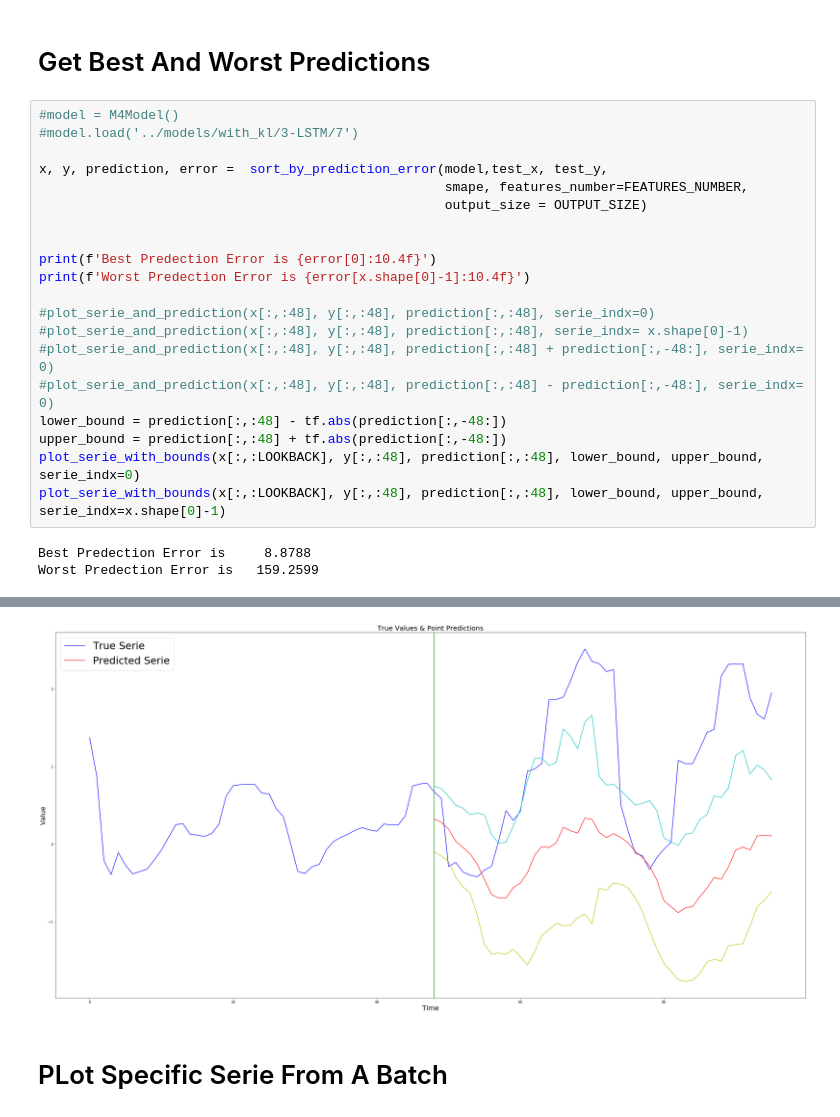
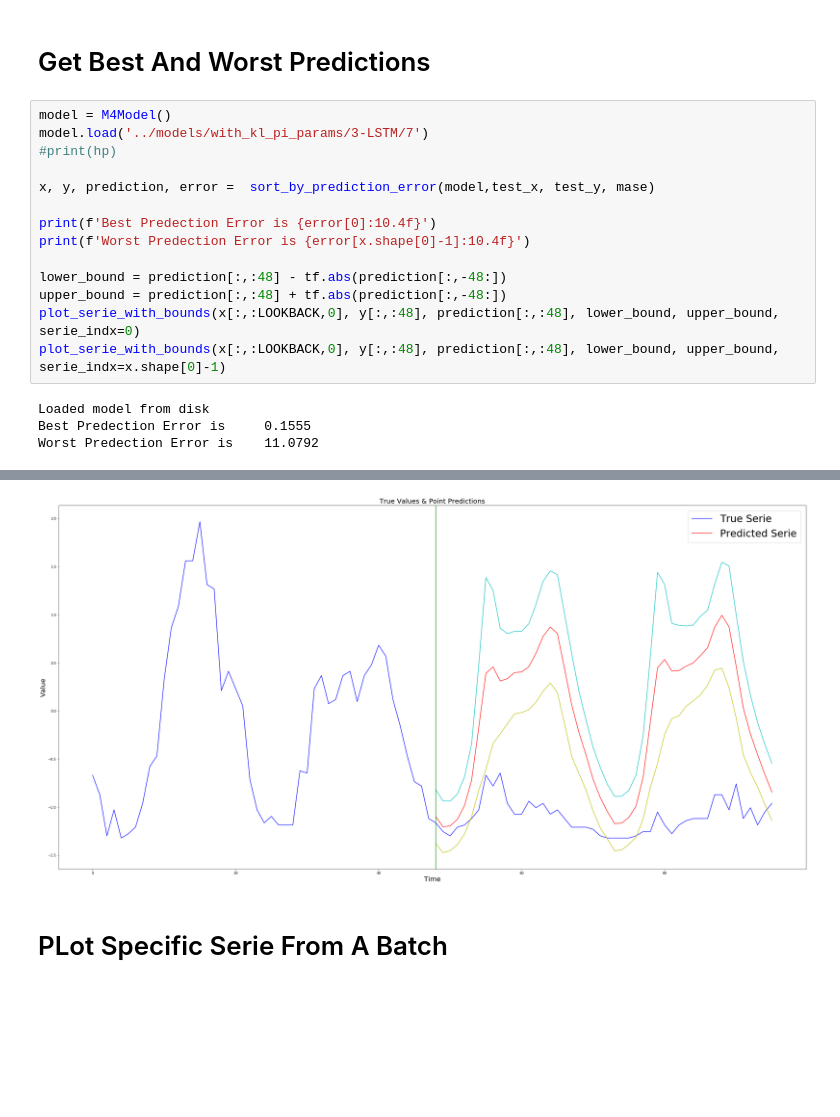
Before and after one commit to yamen23ali/m4-lstm, a Jupyter notebook: notebooks/Point_predection_mae.ipynb, the cells around one changed output, grey strips where cells are left out. Drawn from its saved outputs; the diff is of its cells as text; blank space fills up the shorter version.

```diff
--- a/notebooks/Point_predection_mae.ipynb
+++ b/notebooks/Point_predection_mae.ipynb
@@ -126,25 +126,20 @@ Saved model files to disk under../models/with_kl_pi_params/3-LSTM/7
 # %% [markdown]
 # Get Best And Worst Predictions
 # %%
-#model = M4Model()
-#model.load('../models/with_kl/3-LSTM/7')
+model = M4Model()
+model.load('../models/with_kl_pi_params/3-LSTM/7')
+#print(hp)
 
-x, y, prediction, error =  sort_by_prediction_error(model,test_x, test_y,
-                                                    smape, features_number=FEATURES_NUMBER,
-                                                    output_size = OUTPUT_SIZE)
-
+x, y, prediction, error =  sort_by_prediction_error(model,test_x, test_y, mase)
 
 print(f'Best Predection Error is {error[0]:10.4f}')
 print(f'Worst Predection Error is {error[x.shape[0]-1]:10.4f}')
 
-#plot_serie_and_prediction(x[:,:48], y[:,:48], prediction[:,:48], serie_indx=0)
-#plot_serie_and_prediction(x[:,:48], y[:,:48], prediction[:,:48], serie_indx= x.shape[0]-1)
-#plot_serie_and_prediction(x[:,:48], y[:,:48], prediction[:,:48] + prediction[:,-48:], serie_indx= 0)
-#plot_serie_and_prediction(x[:,:48], y[:,:48], prediction[:,:48] - prediction[:,-48:], serie_indx= 0)
 lower_bound = prediction[:,:48] - tf.abs(prediction[:,-48:])
 upper_bound = prediction[:,:48] + tf.abs(prediction[:,-48:])
-plot_serie_with_bounds(x[:,:LOOKBACK], y[:,:48], prediction[:,:48], lower_bound, upper_bound, serie_indx=0)
-plot_serie_with_bounds(x[:,:LOOKBACK], y[:,:48], prediction[:,:48], lower_bound, upper_bound, serie_indx=x.shape[0]-1)
+plot_serie_with_bounds(x[:,:LOOKBACK,0], y[:,:48], prediction[:,:48], lower_bound, upper_bound, serie_indx=0)
+plot_serie_with_bounds(x[:,:LOOKBACK,0], y[:,:48], prediction[:,:48], lower_bound, upper_bound, serie_indx=x.shape[0]-1)
 # %% [output]
-Best Predection Error is     8.8788
-Worst Predection Error is   159.2599
+Loaded model from disk
+Best Predection Error is     0.1555
+Worst Predection Error is    11.0792
@@ -152,4 +147,4 @@ Worst Predection Error is   159.2599
-[figure, old version]
+[figure, new version]
 # %% [markdown]
 # PLot Specific Serie From A Batch
 # %%
```
Also changed, not shown: parts of 10 cells of this notebook, 10 other files.
